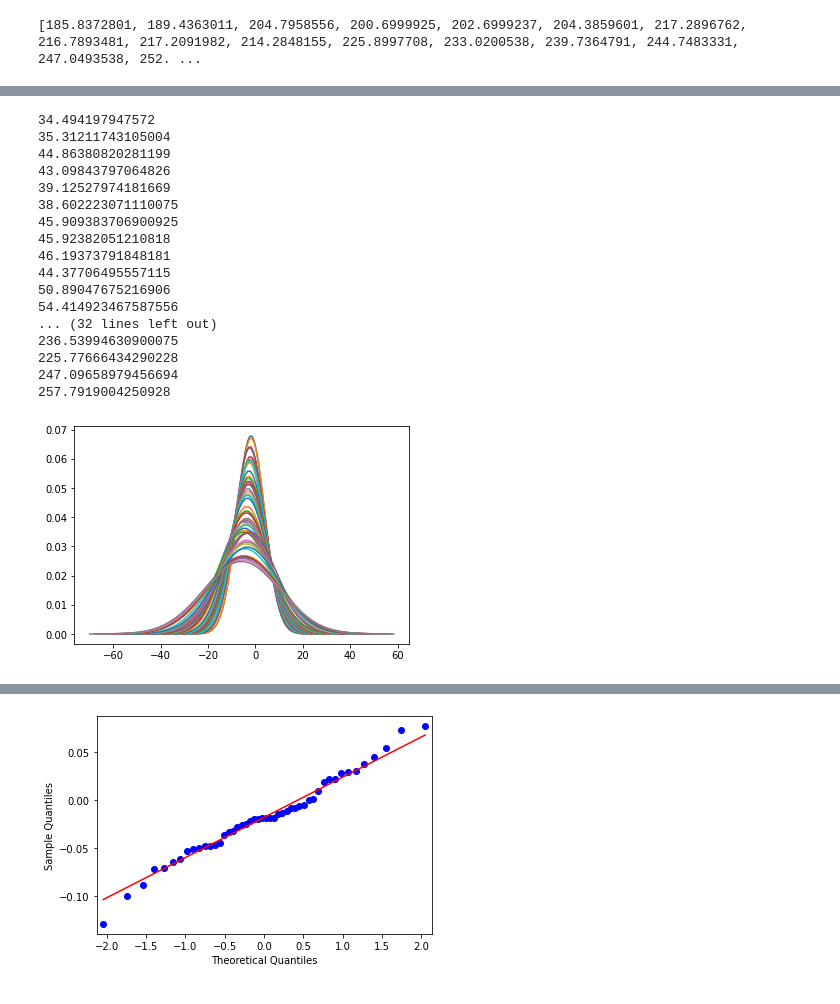
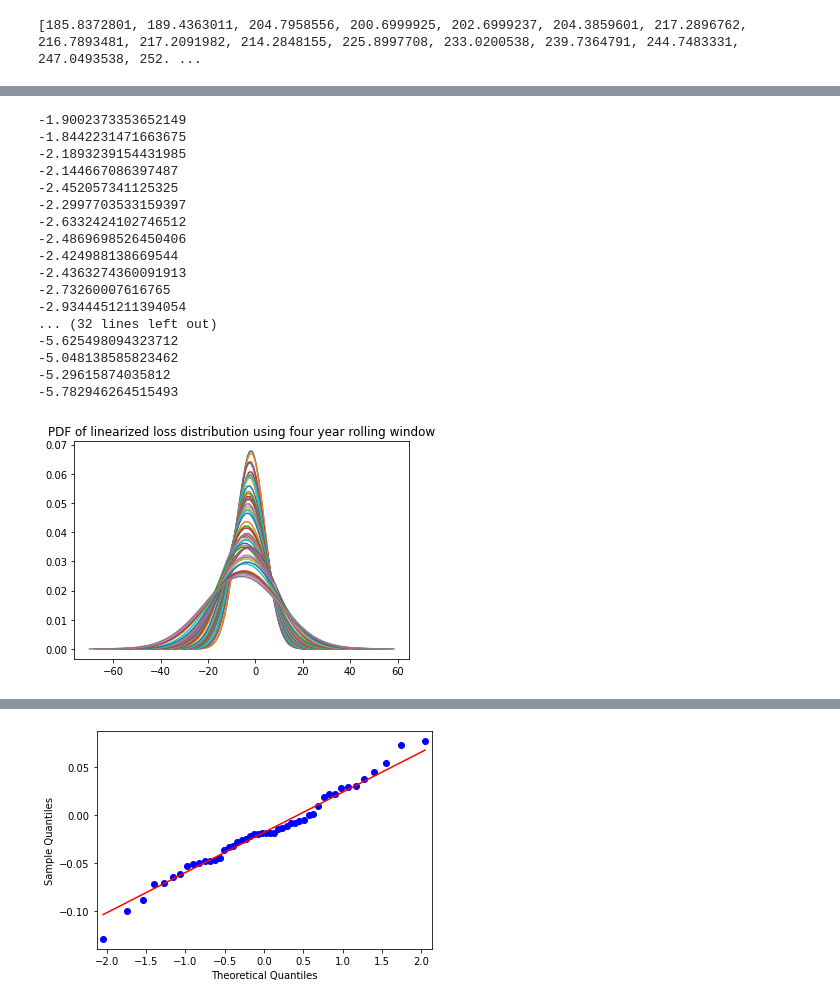
Before and after one commit to ZiyueNie/575, a Jupyter notebook: src/P2.ipynb, the cells around one changed output, grey strips where cells are left out. Drawn from its saved outputs; the diff is of its cells as text; code cells hidden in the pictures.

```diff
--- a/src/P2.ipynb
+++ b/src/P2.ipynb
@@ -401,35 +393,36 @@ ValueError: ignored
 # %%
 #rolling window for linearized loss using monthly log return
 for M in range(48):
   data3_m= getData1_m(M+1)
   mu3_m=data3_m[0]
   omega3_m=data3_m[1]
   vt=PORT_VAL[M]
   a3_m=lin_loss(vt,wt,mu3_m,omega3_m)
-  #print(a3_m[0])
-  print(a3_m[1])
+  print(a3_m[0])
+  #print(a3_m[1])
   x = np.linspace (a3_m[0]-4*np.sqrt(a3_m[1]), a3_m[0]+4*np.sqrt(a3_m[1]))
   y = normfun(x, a3_m[0], np.sqrt(a3_m[1]))
   plt.plot(x,y)
+  plt.title('PDF of linearized loss distribution using four year rolling window')
 # %% [output]
-34.494197947572
-35.31211743105004
-44.86380820281199
-43.09843797064826
-39.12527974181669
-38.602223071110075
-45.909383706900925
-45.92382051210818
-46.19373791848181
-44.37706495557115
-50.89047675216906
-54.414923467587556
+-1.9002373353652149
+-1.8442231471663675
+-2.1893239154431985
+-2.144667086397487
+-2.452057341125325
+-2.2997703533159397
+-2.6332424102746512
+-2.4869698526450406
+-2.424988138669544
+-2.4363274360091913
+-2.73260007616765
+-2.9344451211394054
 ... (32 lines left out)
-236.53994630900075
-225.77666434290228
-247.09658979456694
-257.7919004250928
+-5.625498094323712
+-5.048138585823462
+-5.29615874035812
+-5.782946264515493
-[figure, old version]
+[figure, new version]
 # %%
 #rolling window for t distribution
 def getData2(M):
```
Also changed, not shown: parts of 15 cells of this notebook.
